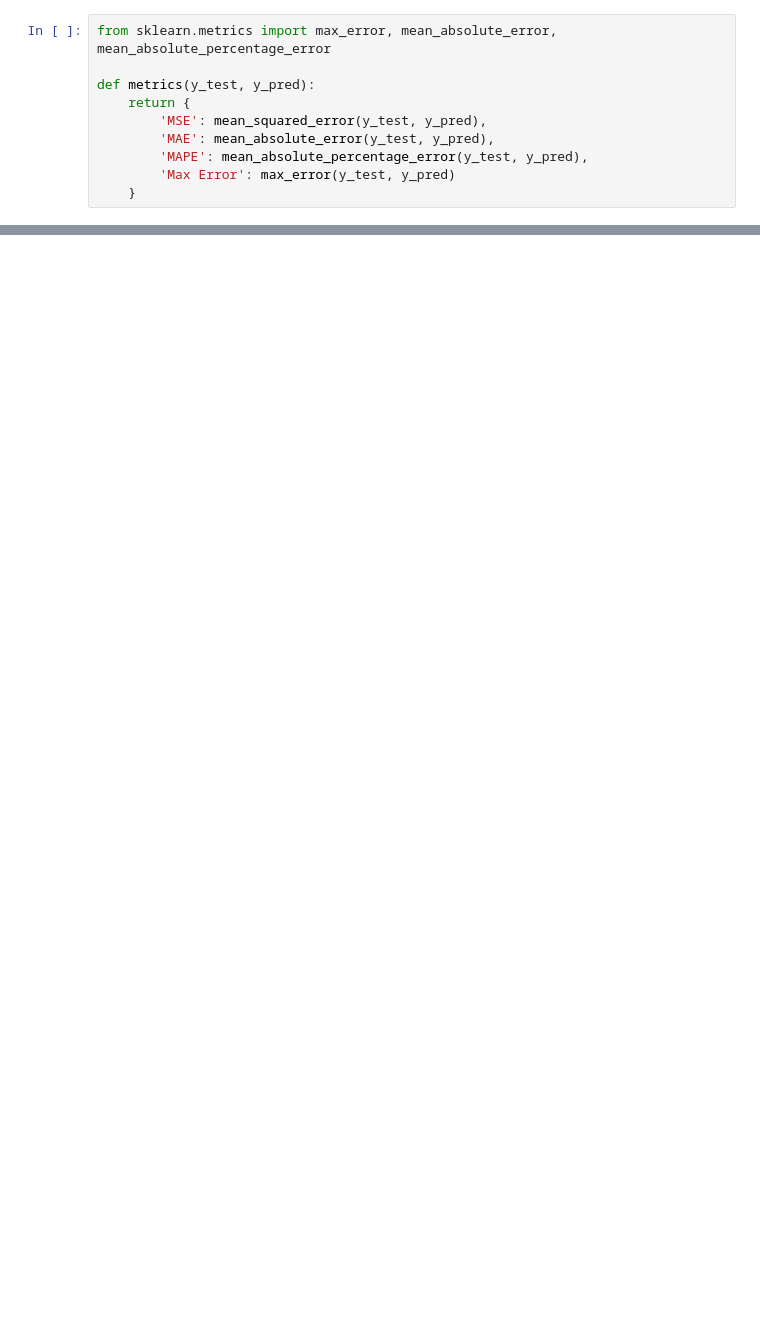
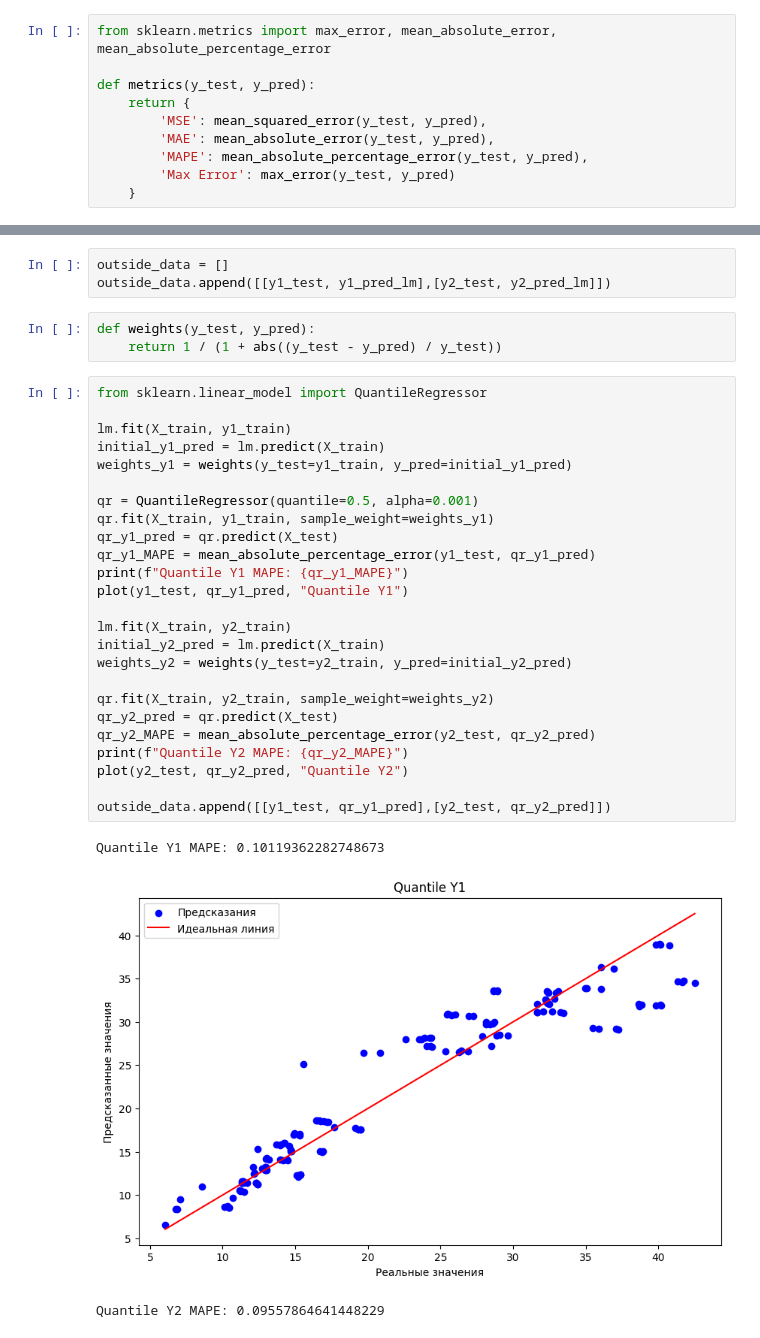
Before and after one commit to vladocrat/ML, a Jupyter notebook: lab4/main.ipynb, the cells around one changed output, grey strips where cells are left out. Saved outputs shown, nothing was run; the diff lists cells and outputs as text; blank space fills up the shorter version.

```diff
--- a/lab4/main.ipynb
+++ b/lab4/main.ipynb
@@ -189,0 +204,35 @@ Smallest MSE for Cooling Load: {'lm': np.float64(5.6770455595411216)}
+# %%
+outside_data = []
+outside_data.append([[y1_test, y1_pred_lm],[y2_test, y2_pred_lm]])
+# %%
+def weights(y_test, y_pred):
+    return 1 / (1 + abs((y_test - y_pred) / y_test))
+# %%
+from sklearn.linear_model import QuantileRegressor
+
+lm.fit(X_train, y1_train)
+initial_y1_pred = lm.predict(X_train)
+weights_y1 = weights(y_test=y1_train, y_pred=initial_y1_pred)
+
+qr = QuantileRegressor(quantile=0.5, alpha=0.001)
+qr.fit(X_train, y1_train, sample_weight=weights_y1)
+qr_y1_pred = qr.predict(X_test)
+qr_y1_MAPE = mean_absolute_percentage_error(y1_test, qr_y1_pred)
+print(f"Quantile Y1 MAPE: {qr_y1_MAPE}")
+plot(y1_test, qr_y1_pred, "Quantile Y1")
+
+lm.fit(X_train, y2_train)
+initial_y2_pred = lm.predict(X_train)
+weights_y2 = weights(y_test=y2_train, y_pred=initial_y2_pred)
+
+qr.fit(X_train, y2_train, sample_weight=weights_y2)
+qr_y2_pred = qr.predict(X_test)
+qr_y2_MAPE = mean_absolute_percentage_error(y2_test, qr_y2_pred)
+print(f"Quantile Y2 MAPE: {qr_y2_MAPE}")
+plot(y2_test, qr_y2_pred, "Quantile Y2")
+
+outside_data.append([[y1_test, qr_y1_pred],[y2_test, qr_y2_pred]])
+# %% [output]
+Quantile Y1 MAPE: 0.10119362282748673
+[figure, added]
+Quantile Y2 MAPE: 0.09557864641448229
```
Also changed, not shown: parts of 15 cells of this notebook.
